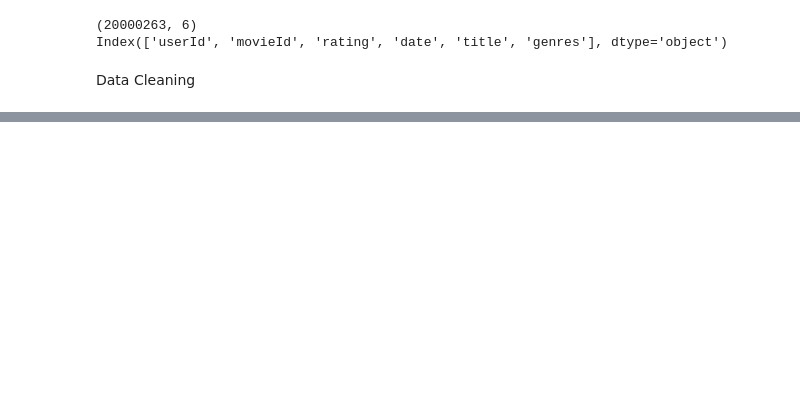
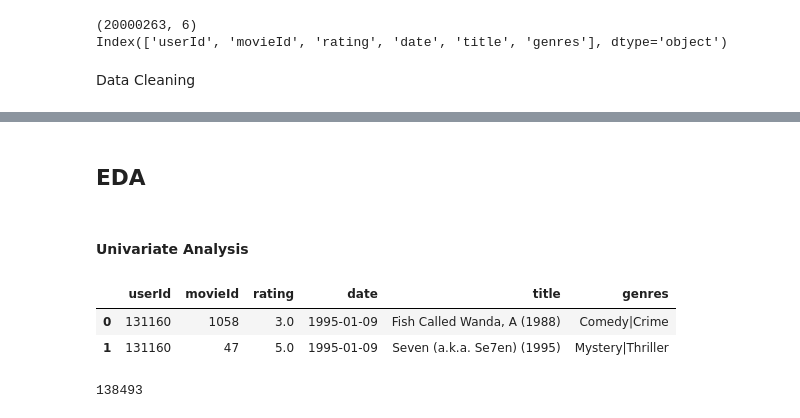
Before and after one commit to itzuditsharma/Sentiment-Analysis-Alexa, a Jupyter notebook: Movie Recommendation/main.ipynb, the cells around one changed output, grey strips where cells are left out. Drawn from its saved outputs; the diff is of its cells as text; code cells hidden in the pictures; blank space fills up the shorter version.

```diff
--- a/Movie Recommendation/main.ipynb
+++ b/Movie Recommendation/main.ipynb
@@ -96,0 +129,15 @@ Data Cleaning
+# %% [markdown]
+## EDA
+# %% [markdown]
+#### Univariate Analysis
+# %%
+movie_ratings.head(2)
+# %% [output]
+|  | userId | movieId | rating | date | title | genres |
+| 0 | 131160 | 1058 | 3.0 | 1995-01-09 | Fish Called Wanda, A (1988) | Comedy|Crime |
+| 1 | 131160 | 47 | 5.0 | 1995-01-09 | Seven (a.k.a. Se7en) (1995) | Mystery|Thriller |
+# %%
+total_users = movie_ratings['userId'].nunique()
+print(total_users)
+# %% [output]
+138493
```
Also changed, not shown: parts of 13 cells of this notebook.
